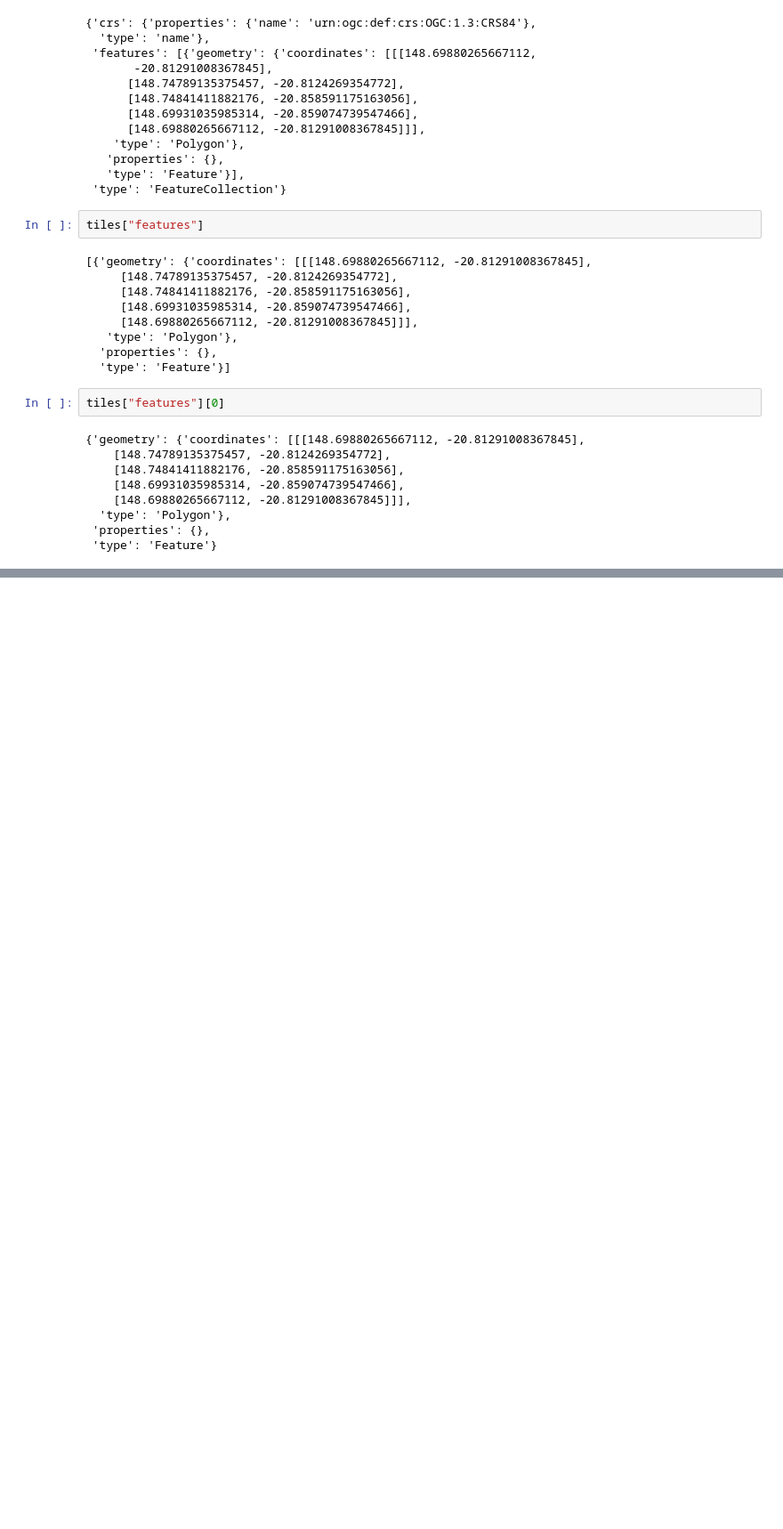
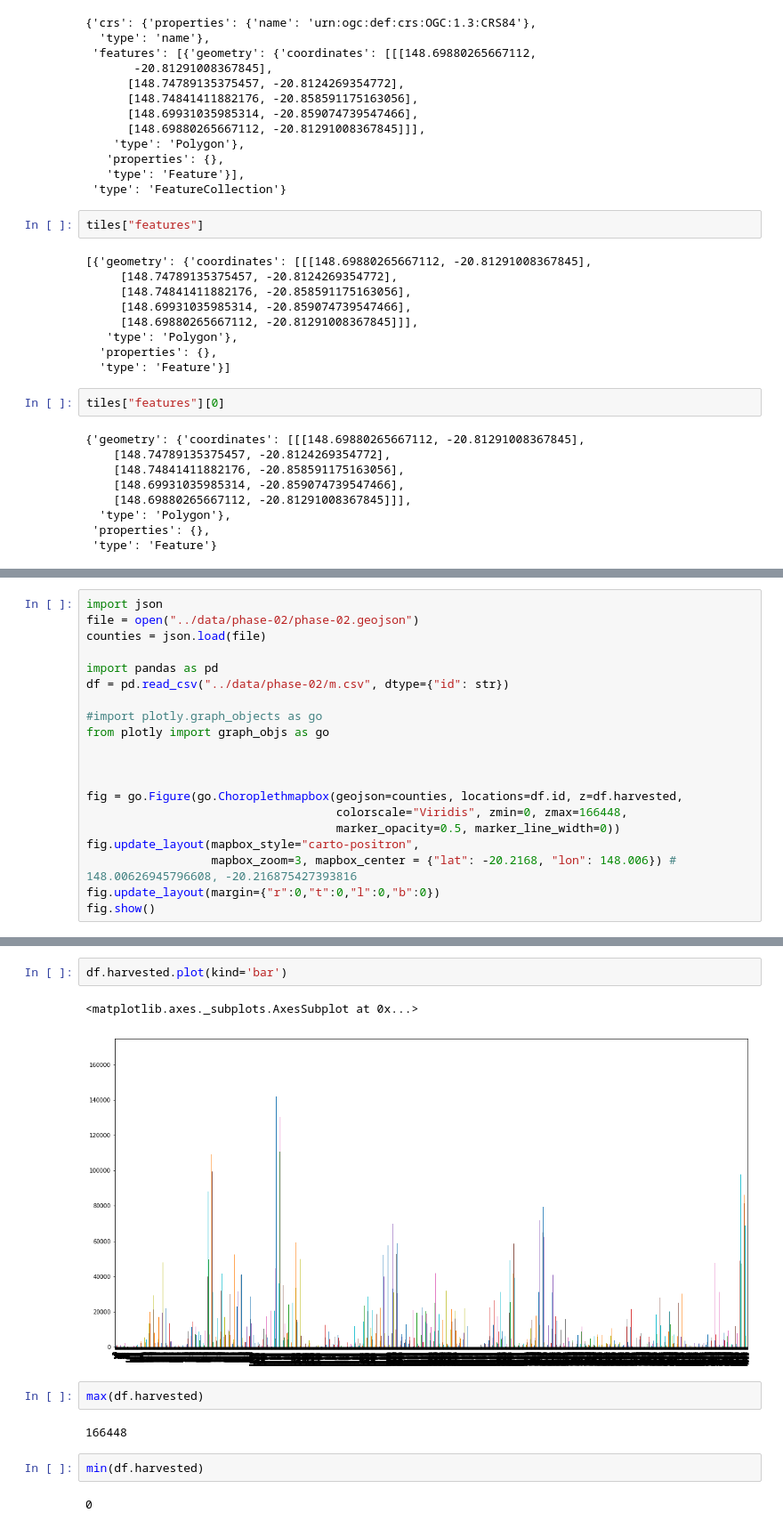
Before and after one commit to satellite-datathon/sdthon, a Jupyter notebook: phase-01/choropleth.ipynb, the cells around one changed output, grey strips where cells are left out. Shown: that part at 89% size. Drawn from its saved outputs; the diff is of its cells as text; blank space fills up the shorter version.

```diff
--- a/phase-01/choropleth.ipynb
+++ b/phase-01/choropleth.ipynb
@@ -51,0 +188,20 @@ tiles["features"][0]
+# %%
+import json
+file = open("../data/phase-02/phase-02.geojson")
+counties = json.load(file)
+
+import pandas as pd
+df = pd.read_csv("../data/phase-02/m.csv", dtype={"id": str})
+
+#import plotly.graph_objects as go
+from plotly import graph_objs as go
+
+
+
+fig = go.Figure(go.Choroplethmapbox(geojson=counties, locations=df.id, z=df.harvested,
+                                    colorscale="Viridis", zmin=0, zmax=166448,
+                                    marker_opacity=0.5, marker_line_width=0))
+fig.update_layout(mapbox_style="carto-positron",
+                  mapbox_zoom=3, mapbox_center = {"lat": -20.2168, "lon": 148.006}) # 148.00626945796608, -20.216875427393816
+fig.update_layout(margin={"r":0,"t":0,"l":0,"b":0})
+fig.show()
@@ -51,0 +210,13 @@ tiles["features"][0]
+# %%
+df.harvested.plot(kind='bar')
+# %% [output]
+<matplotlib.axes._subplots.AxesSubplot at 0x...>
+[figure, added]
+# %%
+max(df.harvested)
+# %% [output]
+166448
+# %%
+min(df.harvested)
+# %% [output]
+0
```
Also changed, not shown: parts of 26 cells of this notebook, 2 other files.
